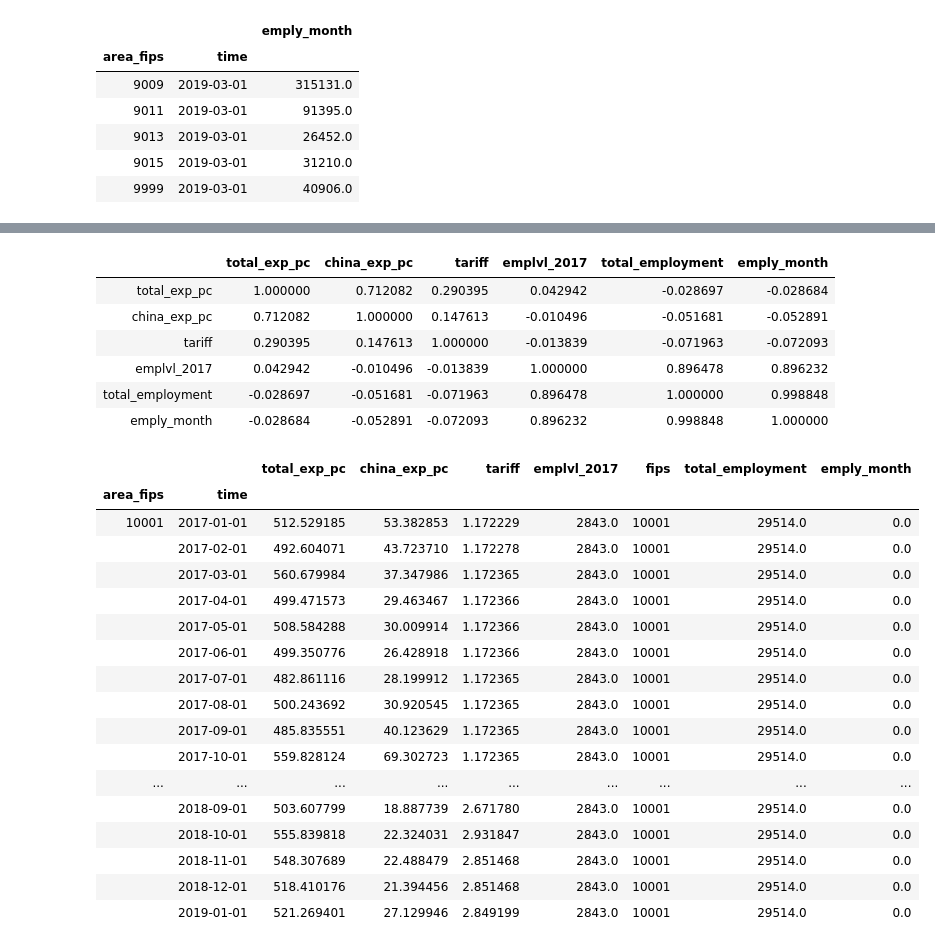
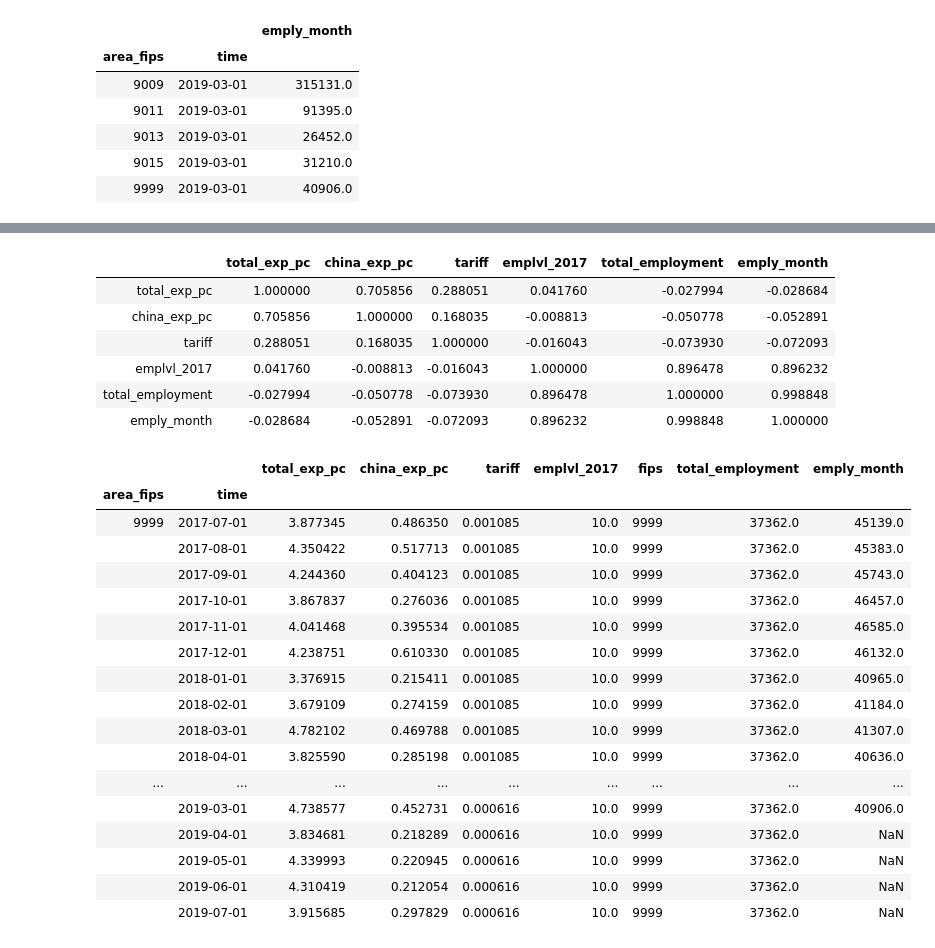
Before and after one commit to mwaugh0328/consumption_and_tradewar, a Jupyter notebook: bls_quarterly_county.ipynb, the cells around one changed output, grey strips where cells are left out. Cells and saved outputs as stored; diff of their text form; code cells hidden in the pictures.

Commit message:
fixed weighting, now total employment

```diff
--- a/bls_quarterly_county.ipynb
+++ b/bls_quarterly_county.ipynb
@@ -250,4 +250,5 @@ df.tail()
 # %%
 df.sort_values(["area_fips", "time"], inplace = True)
 # %%
-trade_employ = trade_data.merge(df, left_index = True, right_index = True, how = "right")
+trade_employ = trade_data.merge(df, left_index = True, right_index = True, how = "left")
+# This is a place to be mindfull about time period, if we want
@@ -284,30 +264,30 @@ pq.write_table(pa.Table.from_pandas(trade_employ.reset_index()), file_path)
 trade_employ.corr()
 # %% [output]
 |  | total_exp_pc | china_exp_pc | tariff | emplvl_2017 | total_employment | emply_month |
-| total_exp_pc | 1.000000 | 0.712082 | 0.290395 | 0.042942 | -0.028697 | -0.028684 |
-| china_exp_pc | 0.712082 | 1.000000 | 0.147613 | -0.010496 | -0.051681 | -0.052891 |
-| tariff | 0.290395 | 0.147613 | 1.000000 | -0.013839 | -0.071963 | -0.072093 |
-| emplvl_2017 | 0.042942 | -0.010496 | -0.013839 | 1.000000 | 0.896478 | 0.896232 |
-| total_employment | -0.028697 | -0.051681 | -0.071963 | 0.896478 | 1.000000 | 0.998848 |
+| total_exp_pc | 1.000000 | 0.705856 | 0.288051 | 0.041760 | -0.027994 | -0.028684 |
+| china_exp_pc | 0.705856 | 1.000000 | 0.168035 | -0.008813 | -0.050778 | -0.052891 |
+| tariff | 0.288051 | 0.168035 | 1.000000 | -0.016043 | -0.073930 | -0.072093 |
+| emplvl_2017 | 0.041760 | -0.008813 | -0.016043 | 1.000000 | 0.896478 | 0.896232 |
+| total_employment | -0.027994 | -0.050778 | -0.073930 | 0.896478 | 1.000000 | 0.998848 |
 | emply_month | -0.028684 | -0.052891 | -0.072093 | 0.896232 | 0.998848 | 1.000000 |
 # %%
-trade_employ.head(25)
+trade_employ.tail(25)
 # %% [output]
 |  |  | total_exp_pc | china_exp_pc | tariff | emplvl_2017 | fips | total_employment | emply_month |
 | area_fips | time |  |  |  |  |  |  |  |
-| 10001 | 2017-01-01 | 512.529185 | 53.382853 | 1.172229 | 2843.0 | 10001 | 29514.0 | 0.0 |
-|  | 2017-02-01 | 492.604071 | 43.723710 | 1.172278 | 2843.0 | 10001 | 29514.0 | 0.0 |
-|  | 2017-03-01 | 560.679984 | 37.347986 | 1.172365 | 2843.0 | 10001 | 29514.0 | 0.0 |
-|  | 2017-04-01 | 499.471573 | 29.463467 | 1.172366 | 2843.0 | 10001 | 29514.0 | 0.0 |
-|  | 2017-05-01 | 508.584288 | 30.009914 | 1.172366 | 2843.0 | 10001 | 29514.0 | 0.0 |
-|  | 2017-06-01 | 499.350776 | 26.428918 | 1.172366 | 2843.0 | 10001 | 29514.0 | 0.0 |
-|  | 2017-07-01 | 482.861116 | 28.199912 | 1.172365 | 2843.0 | 10001 | 29514.0 | 0.0 |
-|  | 2017-08-01 | 500.243692 | 30.920545 | 1.172365 | 2843.0 | 10001 | 29514.0 | 0.0 |
-|  | 2017-09-01 | 485.835551 | 40.123629 | 1.172365 | 2843.0 | 10001 | 29514.0 | 0.0 |
-|  | 2017-10-01 | 559.828124 | 69.302723 | 1.172365 | 2843.0 | 10001 | 29514.0 | 0.0 |
+| 9999 | 2017-07-01 | 3.877345 | 0.486350 | 0.001085 | 10.0 | 9999 | 37362.0 | 45139.0 |
+|  | 2017-08-01 | 4.350422 | 0.517713 | 0.001085 | 10.0 | 9999 | 37362.0 | 45383.0 |
+|  | 2017-09-01 | 4.244360 | 0.404123 | 0.001085 | 10.0 | 9999 | 37362.0 | 45743.0 |
+|  | 2017-10-01 | 3.867837 | 0.276036 | 0.001085 | 10.0 | 9999 | 37362.0 | 46457.0 |
+|  | 2017-11-01 | 4.041468 | 0.395534 | 0.001085 | 10.0 | 9999 | 37362.0 | 46585.0 |
+|  | 2017-12-01 | 4.238751 | 0.610330 | 0.001085 | 10.0 | 9999 | 37362.0 | 46132.0 |
+|  | 2018-01-01 | 3.376915 | 0.215411 | 0.001085 | 10.0 | 9999 | 37362.0 | 40965.0 |
+|  | 2018-02-01 | 3.679109 | 0.274159 | 0.001085 | 10.0 | 9999 | 37362.0 | 41184.0 |
+|  | 2018-03-01 | 4.782102 | 0.469788 | 0.001085 | 10.0 | 9999 | 37362.0 | 41307.0 |
+|  | 2018-04-01 | 3.825590 | 0.285198 | 0.001085 | 10.0 | 9999 | 37362.0 | 40636.0 |
 | ... | ... | ... | ... | ... | ... | ... | ... | ... |
-|  | 2018-09-01 | 503.607799 | 18.887739 | 2.671780 | 2843.0 | 10001 | 29514.0 | 0.0 |
-|  | 2018-10-01 | 555.839818 | 22.324031 | 2.931847 | 2843.0 | 10001 | 29514.0 | 0.0 |
-|  | 2018-11-01 | 548.307689 | 22.488479 | 2.851468 | 2843.0 | 10001 | 29514.0 | 0.0 |
-|  | 2018-12-01 | 518.410176 | 21.394456 | 2.851468 | 2843.0 | 10001 | 29514.0 | 0.0 |
-|  | 2019-01-01 | 521.269401 | 27.129946 | 2.849199 | 2843.0 | 10001 | 29514.0 | 0.0 |
+|  | 2019-03-01 | 4.738577 | 0.452731 | 0.000616 | 10.0 | 9999 | 37362.0 | 40906.0 |
+|  | 2019-04-01 | 3.834681 | 0.218289 | 0.000616 | 10.0 | 9999 | 37362.0 | NaN |
+|  | 2019-05-01 | 4.339993 | 0.220945 | 0.000616 | 10.0 | 9999 | 37362.0 | NaN |
+|  | 2019-06-01 | 4.310419 | 0.212054 | 0.000616 | 10.0 | 9999 | 37362.0 | NaN |
+|  | 2019-07-01 | 3.915685 | 0.297829 | 0.000616 | 10.0 | 9999 | 37362.0 | NaN |
```
Also changed, not shown: parts of 1 cell of this notebook, 3 other files.
